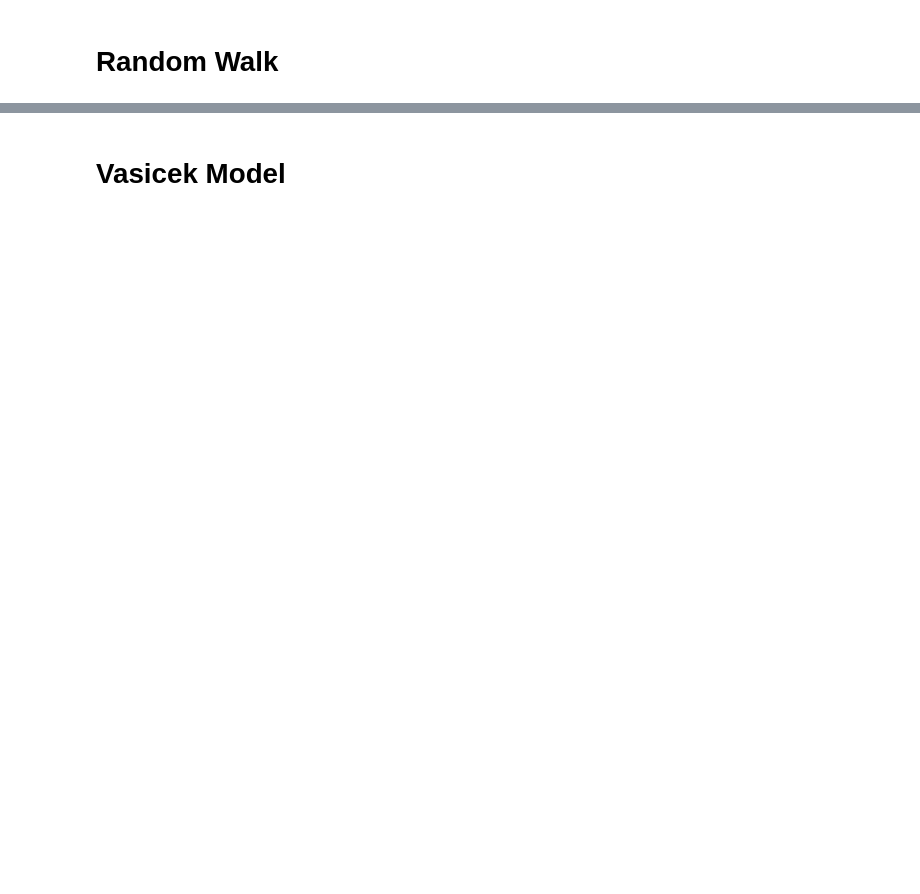
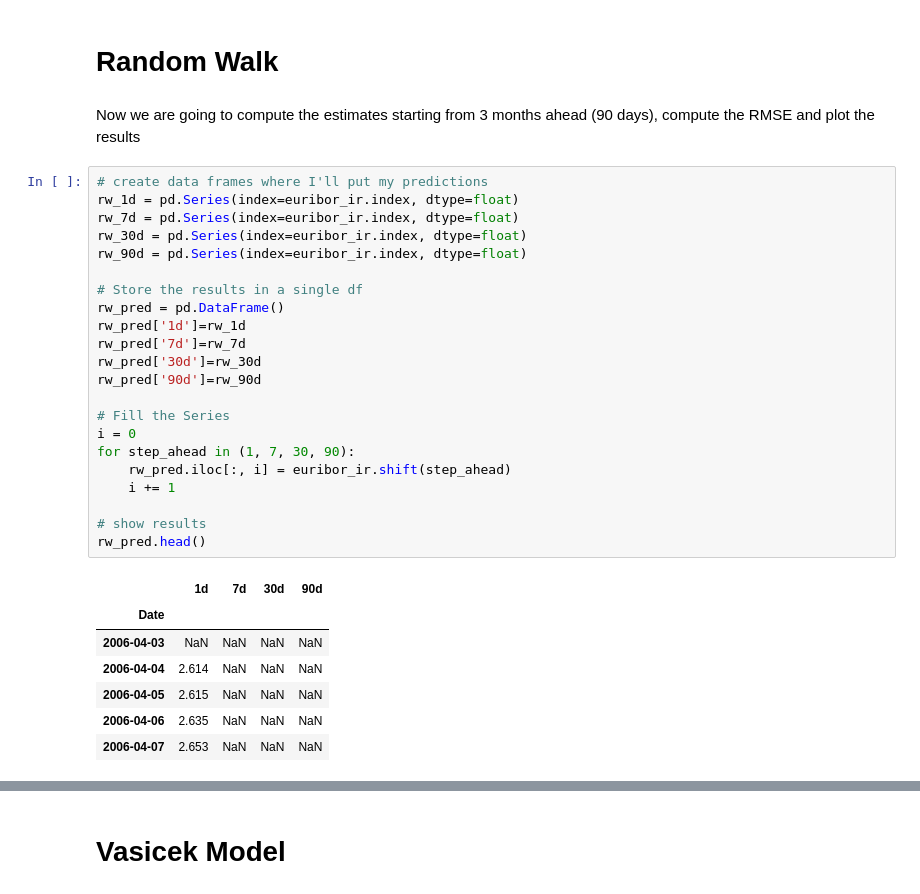
Before and after one commit to YuriAntonelli/Short-Rate-Forecasting, a Jupyter notebook: Codice/Tesi.ipynb, the cells around one changed output, grey strips where cells are left out. Cells and saved outputs as stored; diff of their text form; blank space fills up the shorter version.

```diff
--- a/Codice/Tesi.ipynb
+++ b/Codice/Tesi.ipynb
@@ -45,2 +58,34 @@ df.plot()
 # %% [markdown]
 # Random Walk
+# %% [markdown]
+Now we are going to compute the estimates starting from 3 months ahead (90 days), compute the RMSE and plot the results
+# %%
+# create data frames where I'll put my predictions
+rw_1d = pd.Series(index=euribor_ir.index, dtype=float)
+rw_7d = pd.Series(index=euribor_ir.index, dtype=float)
+rw_30d = pd.Series(index=euribor_ir.index, dtype=float)
+rw_90d = pd.Series(index=euribor_ir.index, dtype=float)
+
+# Store the results in a single df
+rw_pred = pd.DataFrame()
+rw_pred['1d']=rw_1d
+rw_pred['7d']=rw_7d
+rw_pred['30d']=rw_30d
+rw_pred['90d']=rw_90d
+
+# Fill the Series
+i = 0
+for step_ahead in (1, 7, 30, 90):
+    rw_pred.iloc[:, i] = euribor_ir.shift(step_ahead)
+    i += 1
+
+# show results
+rw_pred.head()
+# %% [output]
+|  | 1d | 7d | 30d | 90d |
+| Date |  |  |  |  |
+| 2006-04-03 | NaN | NaN | NaN | NaN |
+| 2006-04-04 | 2.614 | NaN | NaN | NaN |
+| 2006-04-05 | 2.615 | NaN | NaN | NaN |
+| 2006-04-06 | 2.635 | NaN | NaN | NaN |
+| 2006-04-07 | 2.653 | NaN | NaN | NaN |
```
Also changed, not shown: parts of 15 cells of this notebook.
